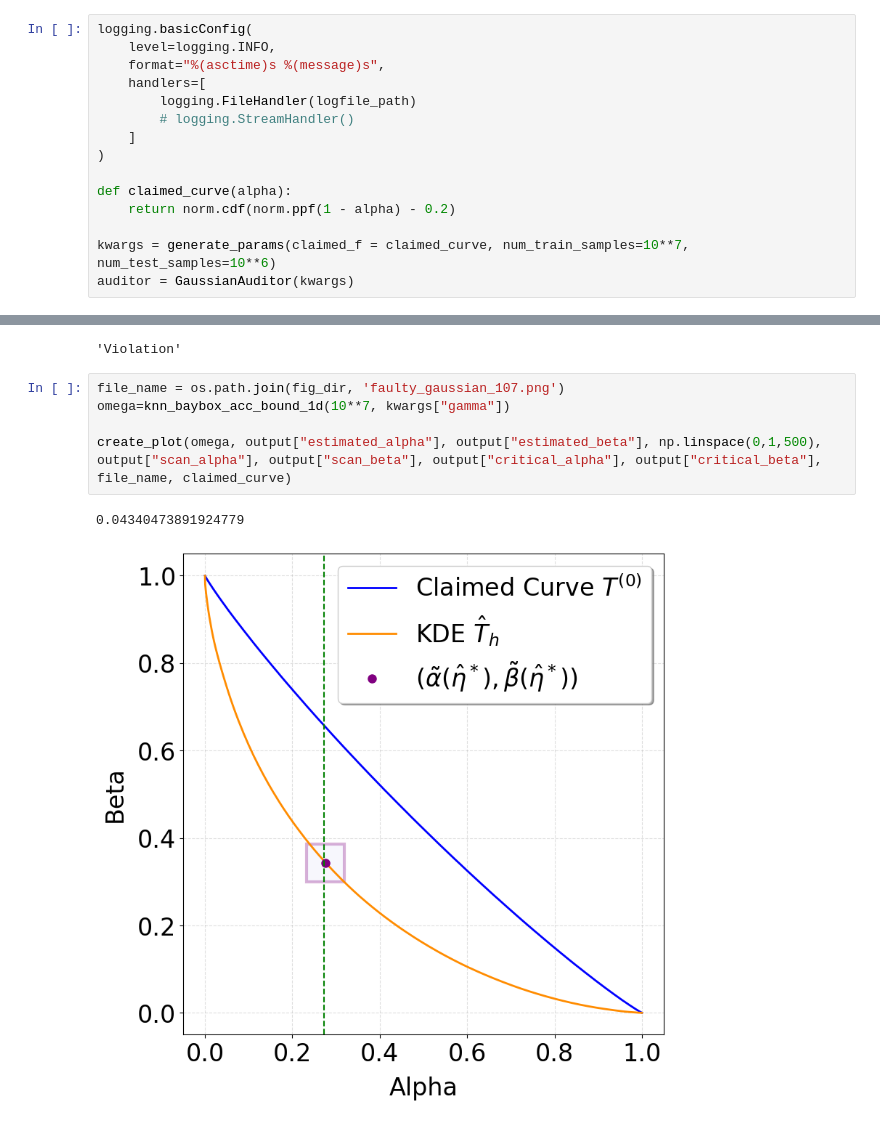
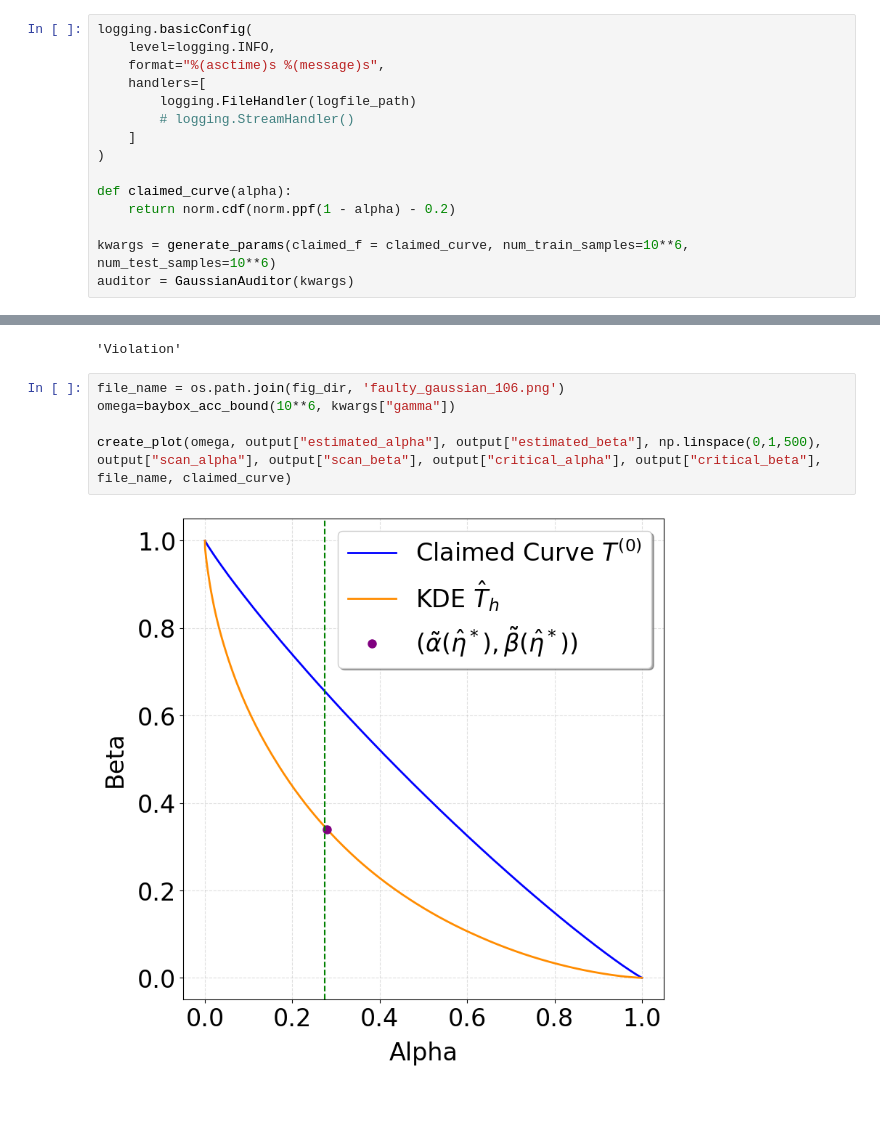
Before and after one commit to hadimalik12/fdp-estimation, a Jupyter notebook: notebook/auditor/violation_detection_gaussian.ipynb, the cells around one changed output, grey strips where cells are left out. Drawn from its saved outputs; the diff is of its cells as text.

```diff
--- a/notebook/auditor/violation_detection_gaussian.ipynb
+++ b/notebook/auditor/violation_detection_gaussian.ipynb
@@ -46,7 +46,7 @@ logging.basicConfig(
 def claimed_curve(alpha):
     return norm.cdf(norm.ppf(1 - alpha) - 0.2)
 
-kwargs = generate_params(claimed_f = claimed_curve, num_train_samples=10**7, num_test_samples=10**6)
+kwargs = generate_params(claimed_f = claimed_curve, num_train_samples=10**6, num_test_samples=10**6)
 auditor = GaussianAuditor(kwargs)
 # %% [markdown]
 ### Step 3: Auditing and Report
@@ -66,10 +66,9 @@ auditor.check_violation(0.34, 0.27, 0.04)
 0.6271825841854265
 'Violation'
 # %%
-file_name = os.path.join(fig_dir, 'faulty_gaussian_107.png')
-omega=knn_baybox_acc_bound_1d(10**7, kwargs["gamma"])
+file_name = os.path.join(fig_dir, 'faulty_gaussian_106.png')
+omega=baybox_acc_bound(10**6, kwargs["gamma"])
 
 create_plot(omega, output["estimated_alpha"], output["estimated_beta"], np.linspace(0,1,500), output["scan_alpha"], output["scan_beta"], output["critical_alpha"], output["critical_beta"], file_name, claimed_curve)
 # %% [output]
-0.04340473891924779
-[figure, old version]
+[figure, new version]
```
Also changed, not shown: parts of 2 cells of this notebook, 3 other files.
